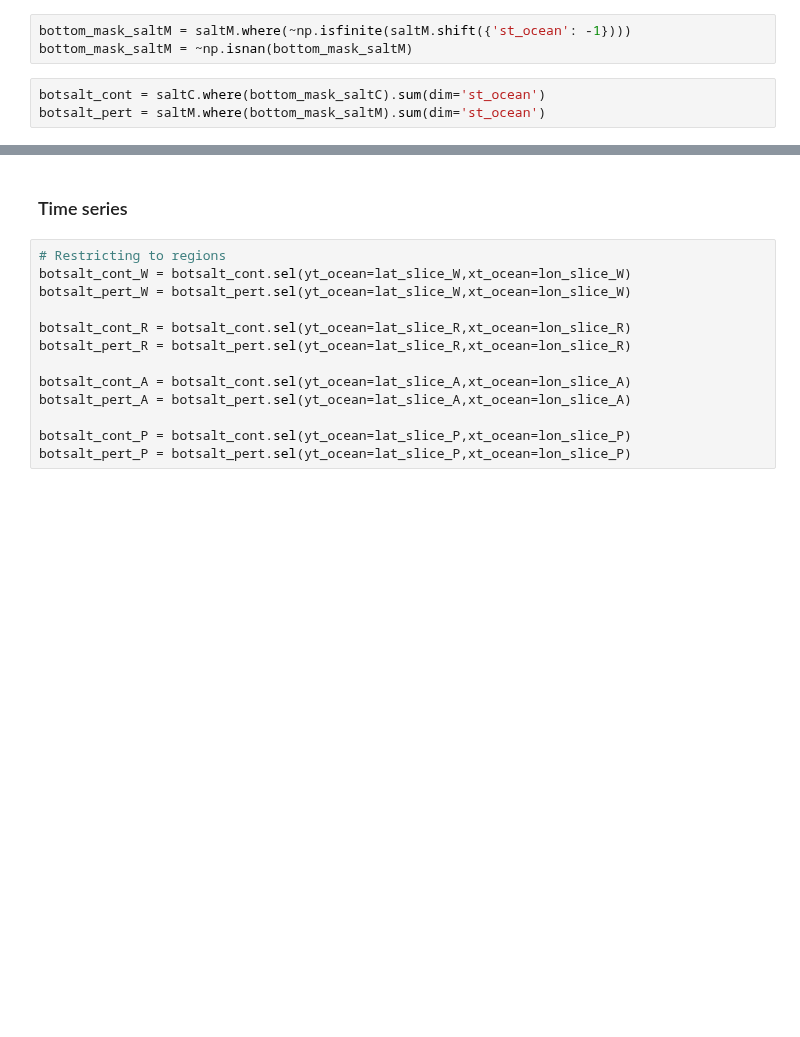
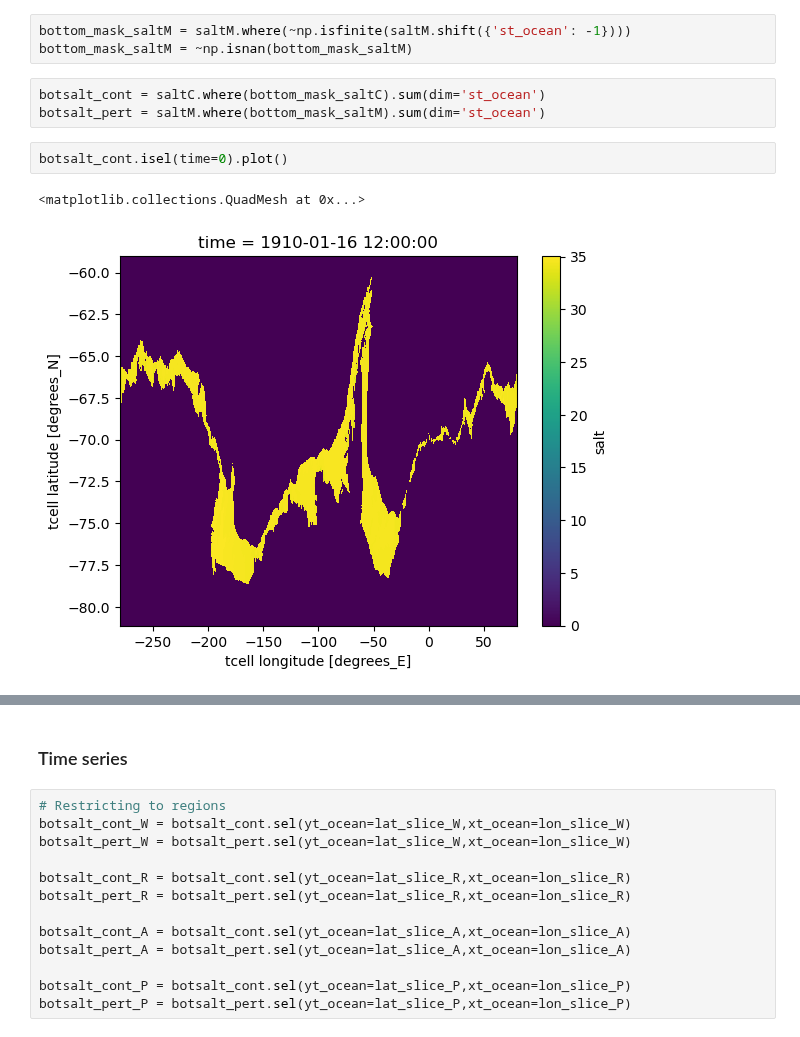
Before and after one commit to adele-morrison/panan-meltwater, a Jupyter notebook: notebooks/salinity_analysis/BottomSalinity_regional_ACCESS.ipynb, the cells around one changed output, grey strips where cells are left out. Saved outputs shown, nothing was run; the diff lists cells and outputs as text; blank space fills up the shorter version.

```diff
--- a/notebooks/salinity_analysis/BottomSalinity_regional_ACCESS.ipynb
+++ b/notebooks/salinity_analysis/BottomSalinity_regional_ACCESS.ipynb
@@ -134,3 +134,8 @@ bottom_mask_saltM = ~np.isnan(bottom_mask_saltM)
 # %%
 botsalt_cont = saltC.where(bottom_mask_saltC).sum(dim='st_ocean')
 botsalt_pert = saltM.where(bottom_mask_saltM).sum(dim='st_ocean')
+# %%
+botsalt_cont.isel(time=0).plot()
+# %% [output]
+<matplotlib.collections.QuadMesh at 0x...>
+[figure, added]
```
Also changed, not shown: parts of 6 cells of this notebook, 3 other files.
